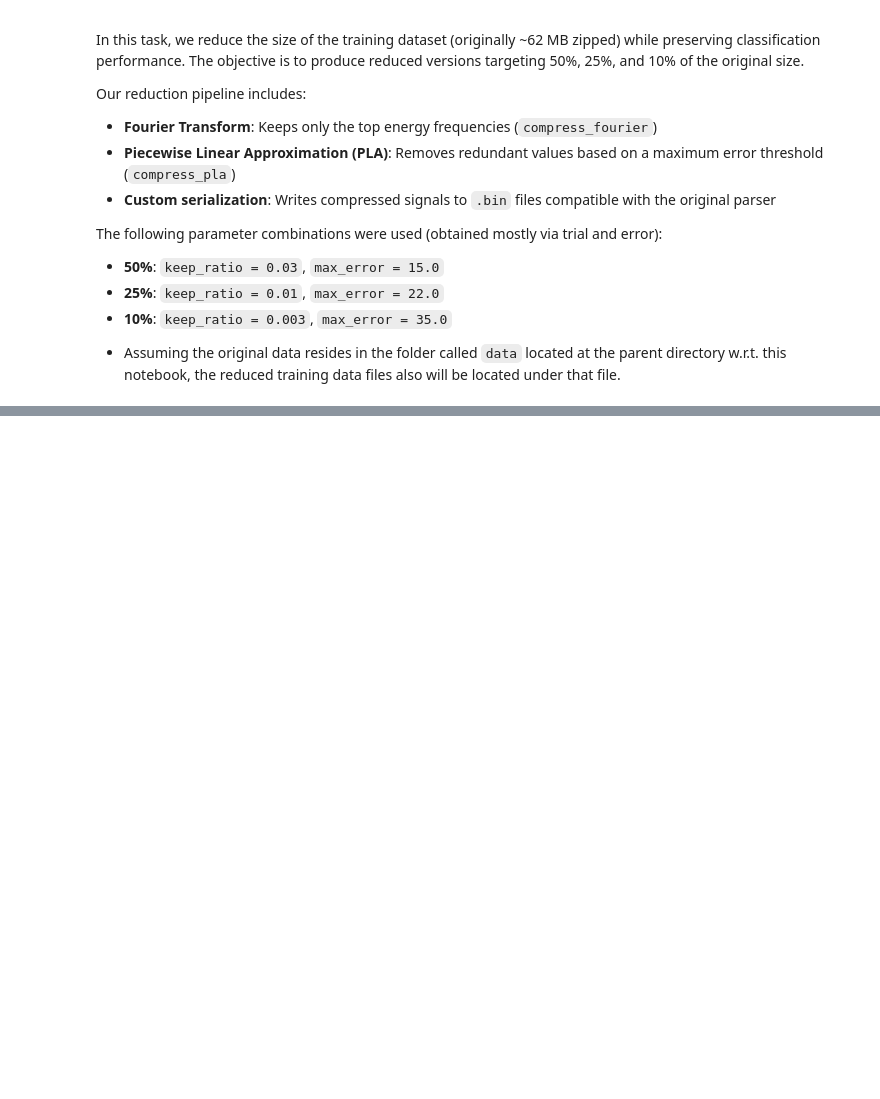
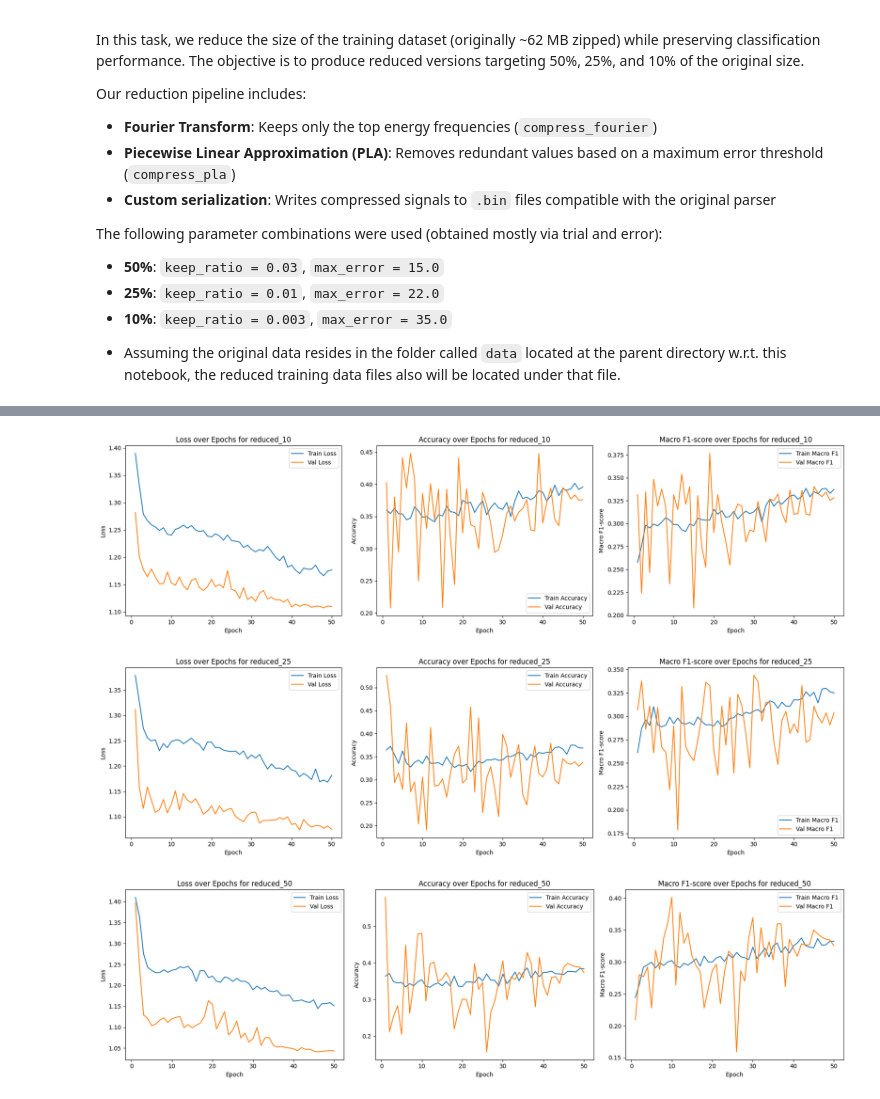
Before and after one commit to canuzdrn/ecg-classification, a Jupyter notebook: notebooks/04_data_reduction.ipynb, the cells around one changed output, grey strips where cells are left out. Drawn from its saved outputs; the diff is of its cells as text; code cells hidden in the pictures; blank space fills up the shorter version.

```diff
--- a/notebooks/04_data_reduction.ipynb
+++ b/notebooks/04_data_reduction.ipynb
@@ -245,11 +267,13 @@ for label, zip_path in dataset_configs.items():
     model, history = train_model(
         model, train_loader, val_loader,
         optimizer, loss_fn, device, num_epochs=num_epochs,
-        verbose=False
+        verbose=True
     )
     results[label] = history
 
     if label == "reduced_25":
         save_name = f"../models/stft_model_{label}.pt"
+        # Ensure parent directory exists before saving
+        os.makedirs(os.path.dirname(save_name), exist_ok=True)
         torch.save(model.state_dict(), save_name)
         print(f"Saved model for {label} at: {save_name}")
@@ -283,40 +325,44 @@ pd.DataFrame(predictions).to_csv("../csvs/reduced.csv", index=False, header=Fals
 import matplotlib.pyplot as plt
 import numpy as np
 
-def plot_history(history,label):
+def plot_history(history, label):
     epochs = np.arange(1, len(history["train_loss"]) + 1)
 
     plt.figure(figsize=(18, 5))
 
     # loss
     plt.subplot(1, 3, 1)
     plt.plot(epochs, history["train_loss"], label="Train Loss")
     plt.plot(epochs, history["val_loss"], label="Val Loss")
     plt.xlabel("Epoch")
     plt.ylabel("Loss")
-    plt.title("Loss over Epochs for {label}")
+    plt.title(f"Loss over Epochs for {label}")
     plt.legend()
 
     # accuracy
     plt.subplot(1, 3, 2)
     plt.plot(epochs, history["train_acc"], label="Train Accuracy")
     plt.plot(epochs, history["val_acc"], label="Val Accuracy")
     plt.xlabel("Epoch")
     plt.ylabel("Accuracy")
-    plt.title("Accuracy over Epochs for {label}")
+    plt.title(f"Accuracy over Epochs for {label}")
     plt.legend()
 
     # f1
     plt.subplot(1, 3, 3)
     plt.plot(epochs, history["train_f1"], label="Train Macro F1")
     plt.plot(epochs, history["val_f1"], label="Val Macro F1")
     plt.xlabel("Epoch")
     plt.ylabel("Macro F1-score")
-    plt.title("Macro F1-score over Epochs for {label}")
+    plt.title(f"Macro F1-score over Epochs for {label}")
     plt.legend()
 
     plt.tight_layout()
     plt.show()
 
-for label, history in results:
-    plot_history(history,label)
+for label, history in results.items():
+    plot_history(history, label)
+# %% [output]
+[figure, added]
+[figure, added]
+[figure, added]
```
Also changed, not shown: parts of 3 cells of this notebook, 2 other files.
